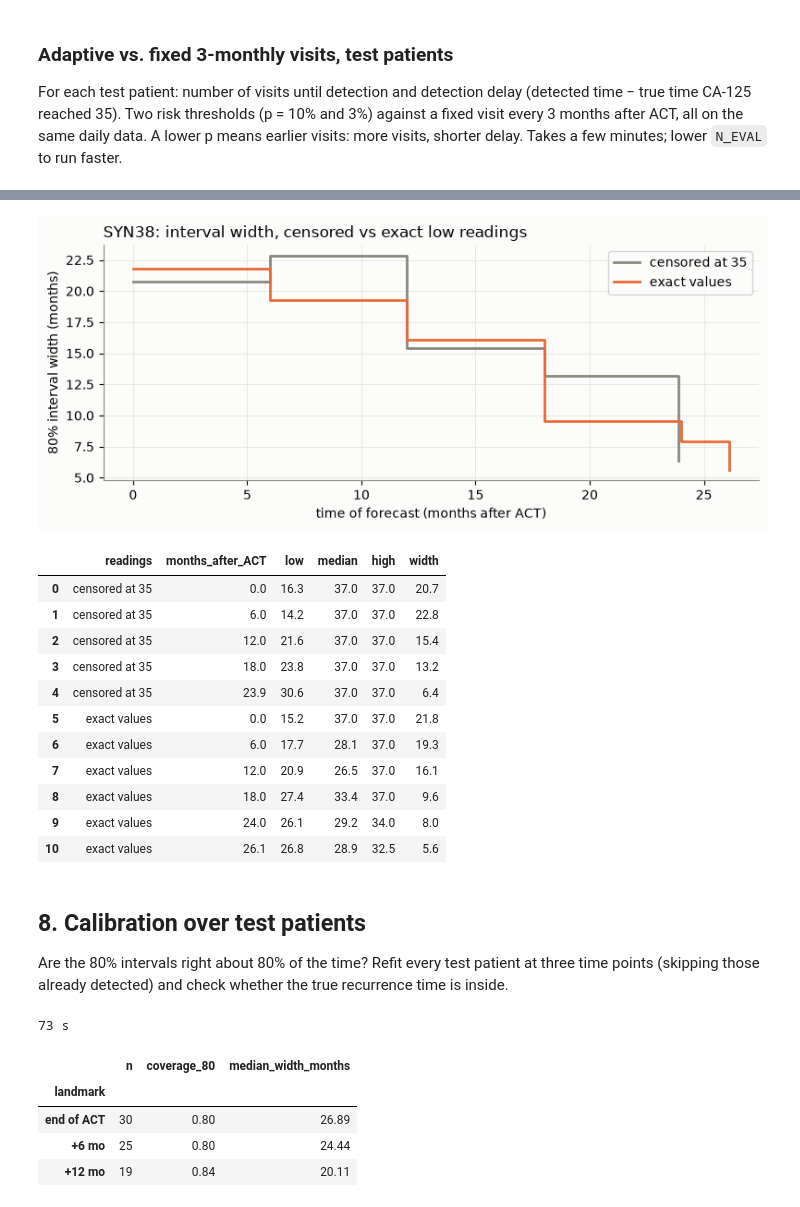
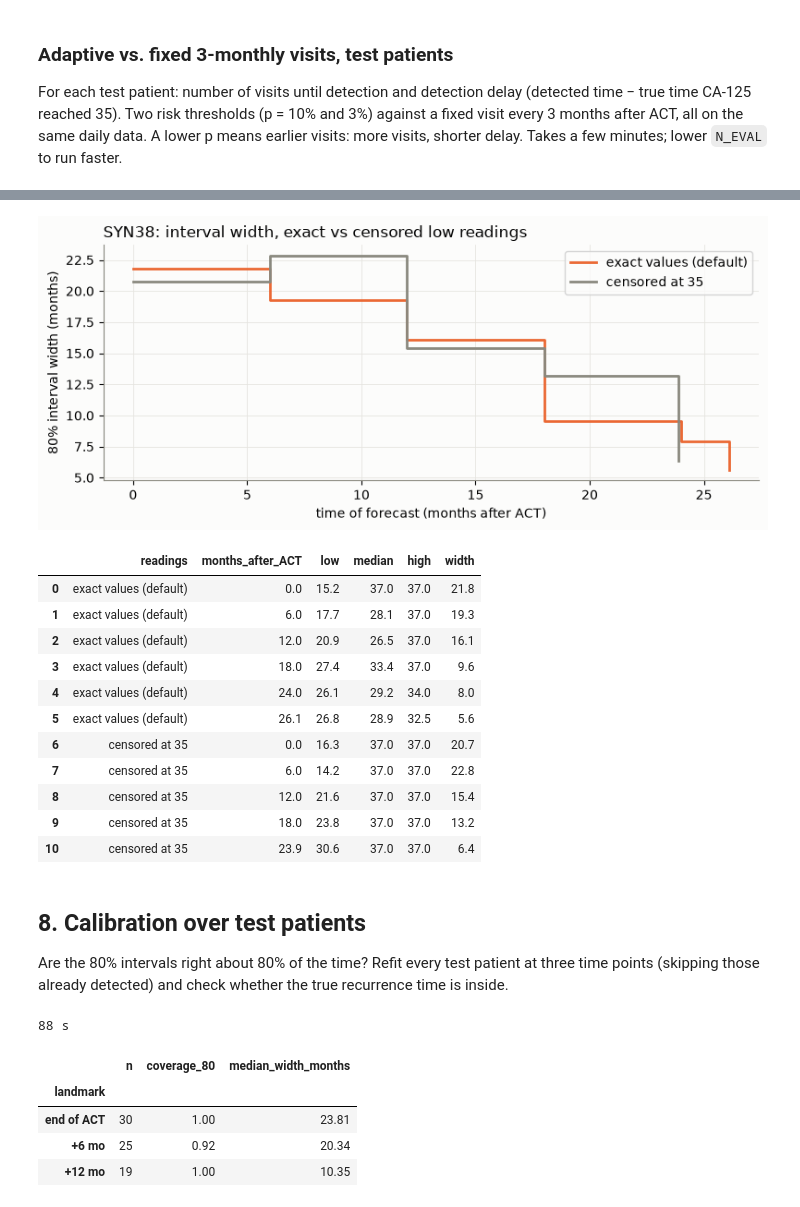
Before and after one commit to YunliQi/IMOWorkshop2026_Uncertainty, a Jupyter notebook: abc_smc.ipynb, the cells around one changed output, grey strips where cells are left out. Cells and saved outputs as stored; diff of their text form; code cells hidden in the pictures.

```diff
--- a/abc_smc.ipynb
+++ b/abc_smc.ipynb
@@ -320,7 +327,7 @@ Pipeline for one patient, starting at the end of ACT:
 5. stop when a reading ≥ 35 is seen (detected recurrence) or 36 months after ACT.
 # %%
 def adaptive_followup(model, data, pid, spec, rule="risk", p=0.10, max_gap=6.0, decay=None,
-                      censor_below=CUT, max_visits=20):
+                      censor_below=None, max_visits=20):
     t_obs, y_obs, s, daily = A.patient_inputs(data, pid)
     keep = t_obs <= s.t_end + 1e-9                     # standard visits up to the end of ACT
     t_obs, y_obs = t_obs[keep], y_obs[keep]
@@ -473,33 +483,33 @@ same adaptive visits:
 # %%
 rows = []
-for cens, name in [(CUT, "censored at 35"), (None, "exact values")]:
+for cens, name in [(None, "exact values (default)"), (CUT, "censored at 35")]:
     st, _, _ = adaptive_followup(model, data, pid, SPEC, censor_below=cens)
     for _, r in st.iterrows():
         rows.append(dict(readings=name, months_after_ACT=r.t_now - sched.t_end,
                          low=r.lo, median=r.med, high=r.hi, width=r.hi - r.lo))
 cens_tab = pd.DataFrame(rows)
 fig, ax = plt.subplots(figsize=(8, 3.5))
-for (name, g), c in zip(cens_tab.groupby("readings", sort=False), [MUTED, MODEL_C]):
+for (name, g), c in zip(cens_tab.groupby("readings", sort=False), [MODEL_C, MUTED]):
     ax.step(g.months_after_ACT, g.width, where="post", color=c, lw=2, label=name)
 ax.set_xlabel("time of forecast (months after ACT)")
 ax.set_ylabel("80% interval width (months)")
-ax.set_title(f"{pid}: interval width, censored vs exact low readings", loc="left")
+ax.set_title(f"{pid}: interval width, exact vs censored low readings", loc="left")
 ax.legend(); plt.tight_layout(); plt.show()
 cens_tab.round(1)
 # %% [output]
-[figure, old version]
+[figure, new version]
 |  | readings | months_after_ACT | low | median | high | width |
-| 0 | censored at 35 | 0.0 | 16.3 | 37.0 | 37.0 | 20.7 |
-| 1 | censored at 35 | 6.0 | 14.2 | 37.0 | 37.0 | 22.8 |
-| 2 | censored at 35 | 12.0 | 21.6 | 37.0 | 37.0 | 15.4 |
-| 3 | censored at 35 | 18.0 | 23.8 | 37.0 | 37.0 | 13.2 |
-| 4 | censored at 35 | 23.9 | 30.6 | 37.0 | 37.0 | 6.4 |
-| 5 | exact values | 0.0 | 15.2 | 37.0 | 37.0 | 21.8 |
-| 6 | exact values | 6.0 | 17.7 | 28.1 | 37.0 | 19.3 |
-| 7 | exact values | 12.0 | 20.9 | 26.5 | 37.0 | 16.1 |
-| 8 | exact values | 18.0 | 27.4 | 33.4 | 37.0 | 9.6 |
-| 9 | exact values | 24.0 | 26.1 | 29.2 | 34.0 | 8.0 |
-| 10 | exact values | 26.1 | 26.8 | 28.9 | 32.5 | 5.6 |
+| 0 | exact values (default) | 0.0 | 15.2 | 37.0 | 37.0 | 21.8 |
+| 1 | exact values (default) | 6.0 | 17.7 | 28.1 | 37.0 | 19.3 |
+| 2 | exact values (default) | 12.0 | 20.9 | 26.5 | 37.0 | 16.1 |
+| 3 | exact values (default) | 18.0 | 27.4 | 33.4 | 37.0 | 9.6 |
+| 4 | exact values (default) | 24.0 | 26.1 | 29.2 | 34.0 | 8.0 |
+| 5 | exact values (default) | 26.1 | 26.8 | 28.9 | 32.5 | 5.6 |
+| 6 | censored at 35 | 0.0 | 16.3 | 37.0 | 37.0 | 20.7 |
+| 7 | censored at 35 | 6.0 | 14.2 | 37.0 | 37.0 | 22.8 |
+| 8 | censored at 35 | 12.0 | 21.6 | 37.0 | 37.0 | 15.4 |
+| 9 | censored at 35 | 18.0 | 23.8 | 37.0 | 37.0 | 13.2 |
+| 10 | censored at 35 | 23.9 | 30.6 | 37.0 | 37.0 | 6.4 |
 # %% [markdown]
 ## 8. Calibration over test patients
 
@@ -525,12 +535,12 @@ print(f"{time.time() - t0:.0f} s")
 cal.groupby("landmark", sort=False).agg(n=("covered", "size"), coverage_80=("covered", "mean"),
                                         median_width_months=("width", "median")).round(2)
 # %% [output]
-73 s
+88 s
 |  | n | coverage_80 | median_width_months |
 | landmark |  |  |  |
-| end of ACT | 30 | 0.80 | 26.89 |
-| +6 mo | 25 | 0.80 | 24.44 |
-| +12 mo | 19 | 0.84 | 20.11 |
+| end of ACT | 30 | 1.00 | 23.81 |
+| +6 mo | 25 | 0.92 | 20.34 |
+| +12 mo | 19 | 1.00 | 10.35 |
 # %% [markdown]
 ## 9. Usage summary
 
```
Also changed, not shown: parts of 15 cells of this notebook, 3 other files.
